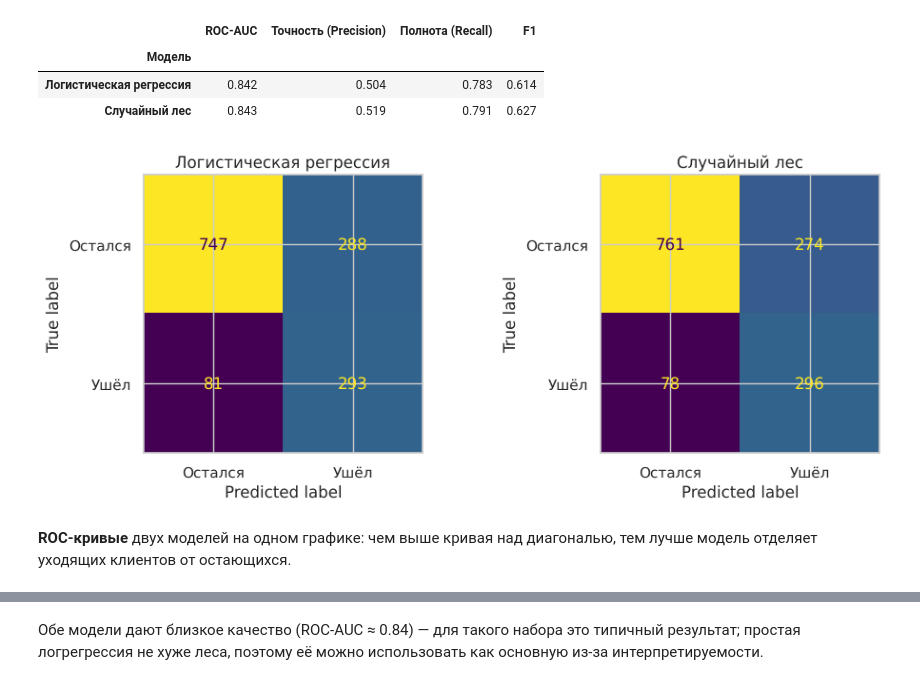
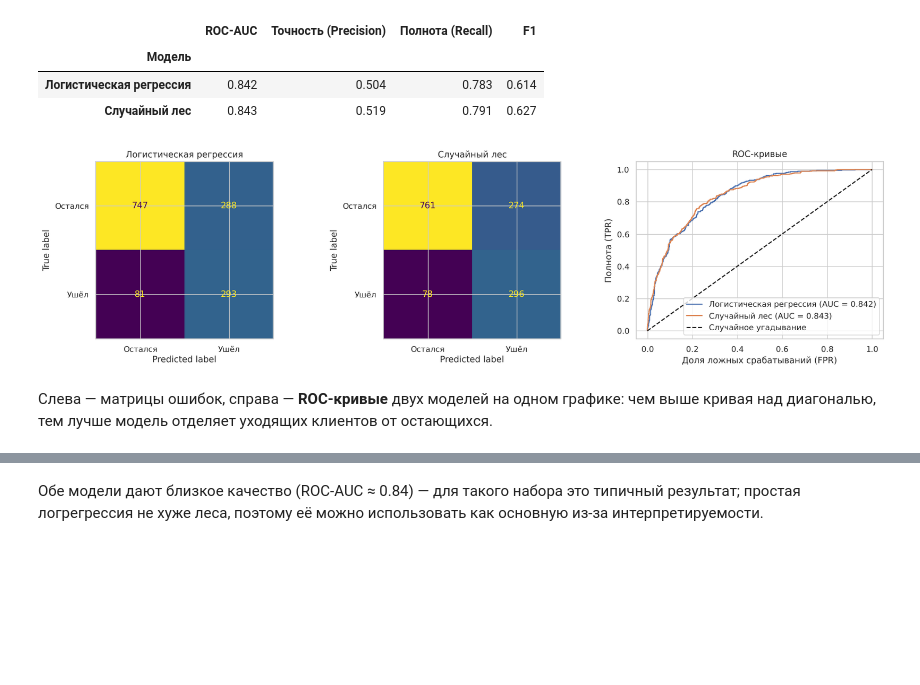
Before and after one commit to niksahn/magistrProject, a Jupyter notebook: churn_telco.ipynb, the cells around one changed output, grey strips where cells are left out. Cells and saved outputs as stored; diff of their text form; code cells hidden in the pictures; blank space fills up the shorter version.

```diff
--- a/churn_telco.ipynb
+++ b/churn_telco.ipynb
@@ -220,8 +226,0 @@ plt.tight_layout()
-# %%
-other_cols = [c for c in df.select_dtypes("category").columns if c not in key_cols]
-fig, axes = plt.subplots(3, 3, figsize=(18, 12))
-for ax, col in zip(axes.ravel(), other_cols):
-    sns.countplot(data=df, x=col, hue=churn_lbl, palette=palette, ax=ax, legend=False)
-    ax.set_title(col); ax.set_xlabel(""); ax.set_ylabel("Клиентов")
-    ax.tick_params(axis="x", rotation=15)
-plt.tight_layout()
@@ -233,8 +231,10 @@ plt.tight_layout()
 # %%
-num_cols = ["Стаж", "Платёж в месяц", "Всего оплачено"]
-fig, axes = plt.subplots(1, 3, figsize=(18, 4))
-for ax, col in zip(axes, num_cols):
-    sns.kdeplot(data=df, x=col, hue=churn_lbl, fill=True, common_norm=False, palette=palette, ax=ax)
-    ax.set_title(col)
+num_cols = ["Стаж", "Платёж в месяц"]
+fig, axes = plt.subplots(2, 2, figsize=(12, 8))
+for j, col in enumerate(num_cols):
+    sns.kdeplot(data=df, x=col, hue=churn_lbl, fill=True, common_norm=False, palette=palette, ax=axes[0, j])
+    axes[0, j].set_title(f"KDE: {col}")
+    sns.boxplot(data=df, x=churn_lbl, y=col, hue=churn_lbl, palette=palette, legend=False, ax=axes[1, j])
+    axes[1, j].set_title(f"Boxplot: {col}"); axes[1, j].set_xlabel("")
 plt.tight_layout()
 # %% [output]
@@ -360,13 +329,21 @@ results
 | Логистическая регрессия | 0.842 | 0.504 | 0.783 | 0.614 |
 | Случайный лес | 0.843 | 0.519 | 0.791 | 0.627 |
 # %%
-fig, axes = plt.subplots(1, 2, figsize=(10, 4))
-for ax, (name, pipe) in zip(axes, fitted.items()):
+fig, axes = plt.subplots(1, 3, figsize=(17, 4.5))
+for ax, (name, pipe) in zip(axes[:2], fitted.items()):
     ConfusionMatrixDisplay.from_estimator(pipe, X_test, y_test, ax=ax, colorbar=False,
                                           display_labels=["Остался", "Ушёл"])
     ax.set_title(name)
+ax = axes[2]
+for name, pipe in fitted.items():
+    proba_ = pipe.predict_proba(X_test)[:, 1]
+    fpr, tpr, _ = roc_curve(y_test, proba_)
+    ax.plot(fpr, tpr, label=f"{name} (AUC = {roc_auc_score(y_test, proba_):.3f})")
+ax.plot([0, 1], [0, 1], "k--", label="Случайное угадывание")
+ax.set_xlabel("Доля ложных срабатываний (FPR)"); ax.set_ylabel("Полнота (TPR)")
+ax.set_title("ROC-кривые"); ax.legend()
 plt.tight_layout()
 # %% [output]
-[figure, old version]
+[figure, new version]
 # %% [markdown]
-**ROC-кривые** двух моделей на одном графике: чем выше кривая над диагональю, тем лучше модель отделяет уходящих клиентов от остающихся.
+Слева — матрицы ошибок, справа — **ROC-кривые** двух моделей на одном графике: чем выше кривая над диагональю, тем лучше модель отделяет уходящих клиентов от остающихся.
```
Also changed, not shown: parts of 21 cells of this notebook, 1 other file.
